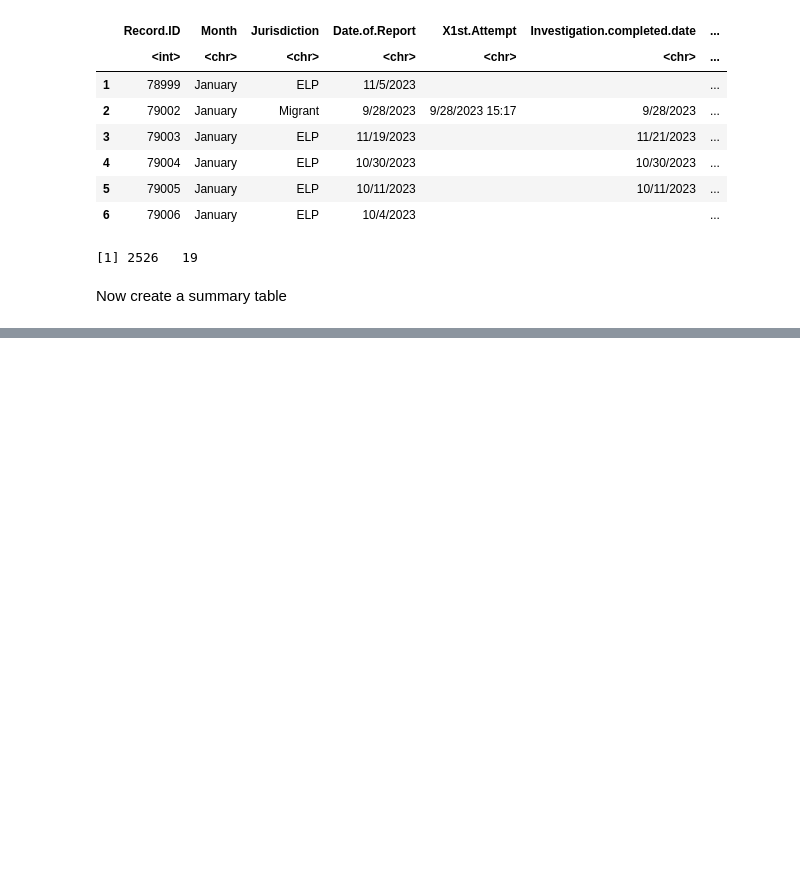
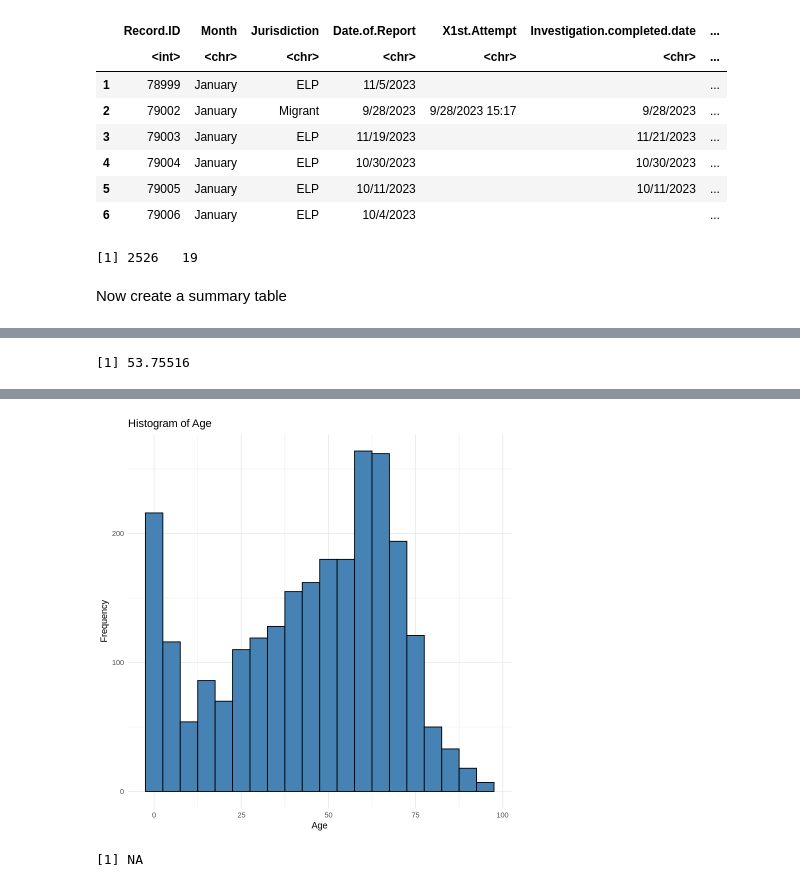
Before and after one commit to asyanez/Class5357, a Jupyter notebook: demo_for_class.ipynb, the cells around one changed output, grey strips where cells are left out. Cells and saved outputs as stored; diff of their text form; code cells hidden in the pictures; blank space fills up the shorter version.

```diff
--- a/demo_for_class.ipynb
+++ b/demo_for_class.ipynb
@@ -79,0 +63,22 @@ ERROR: Error in library(flextable): there is no package called ‘flextable’
+# %%
+# Filter for Hepatitis C cases
+hep_c_cases <- epi_data[epi_data$Condition.reported == "Hepatitis C", ]
+
+# Calculate the average age
+avg_age <- mean(hep_c_cases$Age, na.rm = TRUE)
+
+# Print the average age
+print(avg_age)
+# %% [output]
+[1] 53.75516
+# %%
+# Install and load ggplot2 if you haven't already
+if(!require(ggplot2)) install.packages("ggplot2")
+library(ggplot2)
+
+# Create the histogram
+ggplot(epi_data, aes(x = Age)) +
+  geom_histogram(binwidth = 5, fill = "steelblue", color = "black") +  # Adjust binwidth as needed
+  labs(title = "Histogram of Age", x = "Age", y = "Frequency") +
+  theme_minimal()
+# %% [output]
@@ -79,0 +87,13 @@ ERROR: Error in library(flextable): there is no package called ‘flextable’
+[figure, added]
+# %%
+Q1 <- quantile(epi_data$Age, 0.25, na.rm = TRUE)
+Q3 <- quantile(epi_data$Age, 0.75, na.rm = TRUE)
+IQR <- Q3 - Q1
+
+upper_bound <- Q3 + 1.5 * IQR
+lower_bound <- Q1 - 1.5 * IQR
+
+outliers <- epi_data$Age[epi_data$Age > upper_bound | epi_data$Age < lower_bound]
+print(outliers)
+# %% [output]
+[1] NA
```
Also changed, not shown: parts of 12 cells of this notebook.
